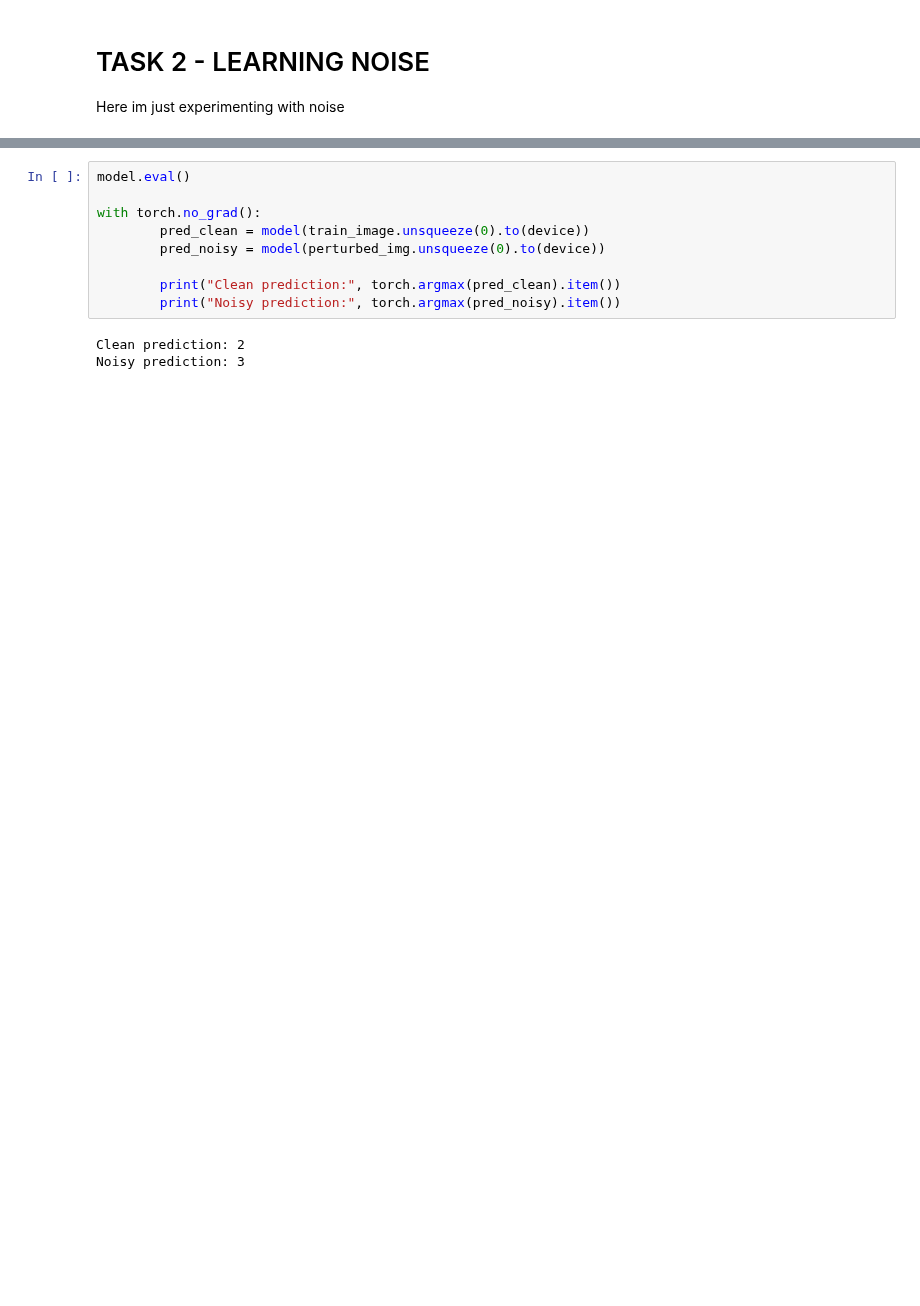
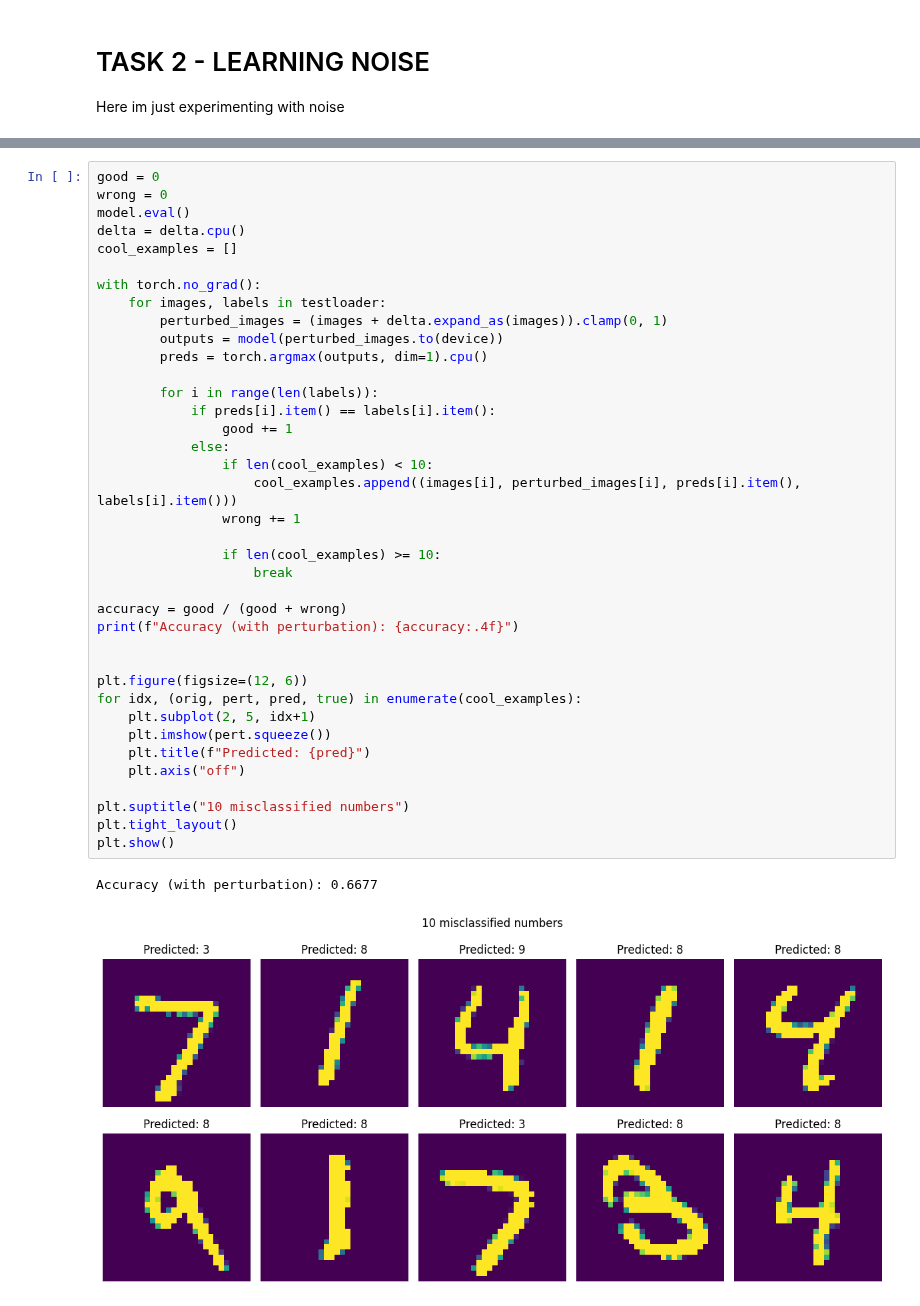
Before and after one commit to Kos261/ML25, a Jupyter notebook: Lab10/HW10.ipynb, the cells around one changed output, grey strips where cells are left out. Drawn from its saved outputs; the diff is of its cells as text; blank space fills up the shorter version.

```diff
--- a/Lab10/HW10.ipynb
+++ b/Lab10/HW10.ipynb
@@ -249,12 +354,41 @@ Step 900, Loss: -0.0028
 # %%
+good = 0
+wrong = 0
 model.eval()
+delta = delta.cpu()
+cool_examples = []
 
 with torch.no_grad():
-        pred_clean = model(train_image.unsqueeze(0).to(device))
-        pred_noisy = model(perturbed_img.unsqueeze(0).to(device))
+    for images, labels in testloader:
+        perturbed_images = (images + delta.expand_as(images)).clamp(0, 1)
+        outputs = model(perturbed_images.to(device))
+        preds = torch.argmax(outputs, dim=1).cpu()
 
-        print("Clean prediction:", torch.argmax(pred_clean).item())
-        print("Noisy prediction:", torch.argmax(pred_noisy).item())
+        for i in range(len(labels)):
+            if preds[i].item() == labels[i].item():
+                good += 1
+            else:
+                if len(cool_examples) < 10:
+                    cool_examples.append((images[i], perturbed_images[i], preds[i].item(), labels[i].item()))
+                wrong += 1
+
+                if len(cool_examples) >= 10:
+                    break
+
+accuracy = good / (good + wrong)
+print(f"Accuracy (with perturbation): {accuracy:.4f}")
+
+
+plt.figure(figsize=(12, 6))
+for idx, (orig, pert, pred, true) in enumerate(cool_examples):
+    plt.subplot(2, 5, idx+1)
+    plt.imshow(pert.squeeze())
+    plt.title(f"Predicted: {pred}")
+    plt.axis("off")
+
+plt.suptitle("10 misclassified numbers")
+plt.tight_layout()
+plt.show()
 # %% [output]
-Clean prediction: 2
-Noisy prediction: 3
+Accuracy (with perturbation): 0.6677
+[figure, added]
```
Also changed, not shown: parts of 10 cells of this notebook.
